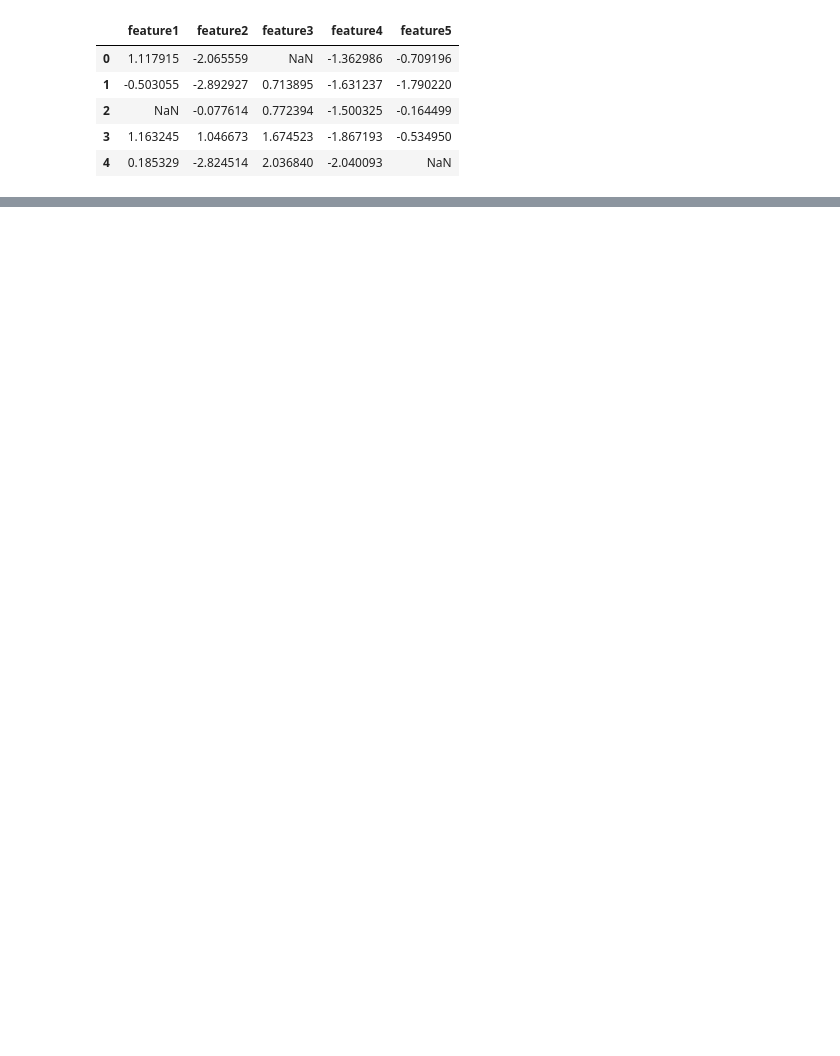
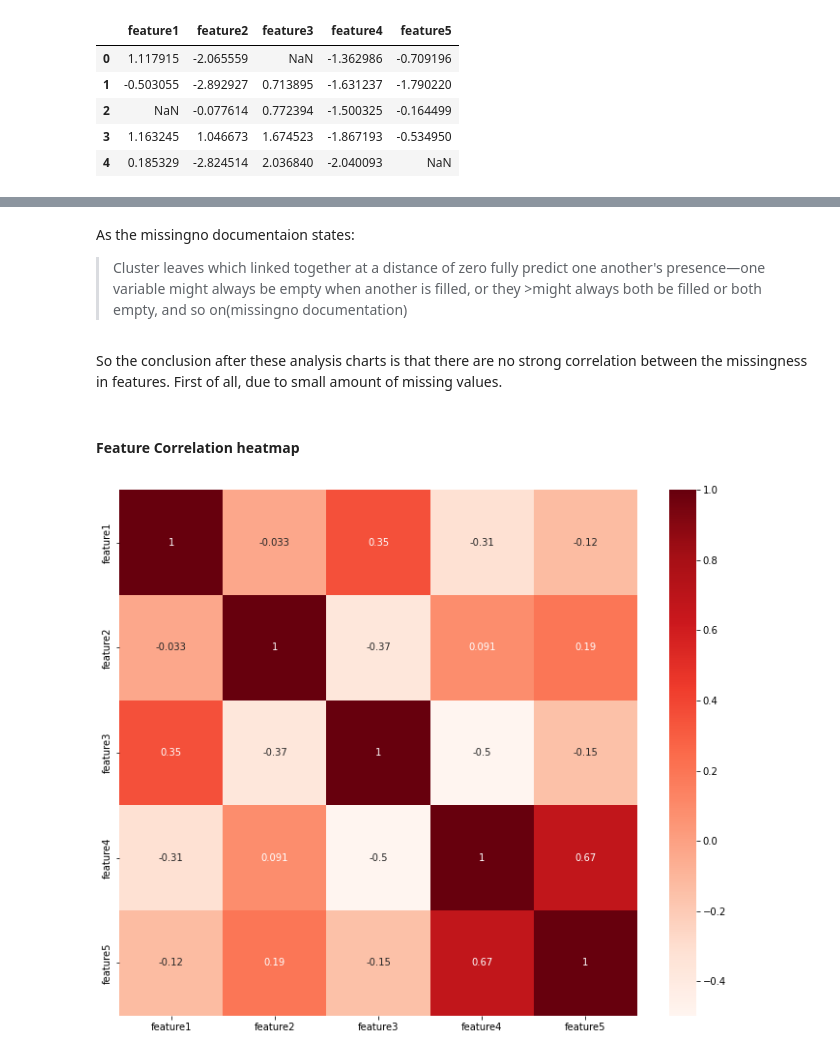
Before and after one commit to HSEDataAnalysis/LAB1_EDA, a Jupyter notebook: main.ipynb, the cells around one changed output, grey strips where cells are left out. Drawn from its saved outputs; the diff is of its cells as text; code cells hidden in the pictures; blank space fills up the shorter version.

```diff
--- a/main.ipynb
+++ b/main.ipynb
@@ -14,0 +89,14 @@ df.head()
+# %% [markdown]
+As the missingno documentaion states:
+>Cluster leaves which linked together at a distance of zero fully predict one another's presence—one variable might always be empty when another is filled, or they >might always both be filled or both empty, and so on(missingno documentation)
+# %% [markdown]
+So the conclusion after these analysis charts is that there are no strong correlation between the missingness in features. First of all, due to small amount of missing values.
+# %% [markdown]
+#### Feature Correlation heatmap
+# %%
+plt.figure(figsize=(12,10))
+cor = df.corr()
+sns.heatmap(cor, annot=True, cmap=plt.cm.Reds)
+plt.show()
+# %% [output]
+[figure, added]
```
Also changed, not shown: parts of 45 cells of this notebook.
